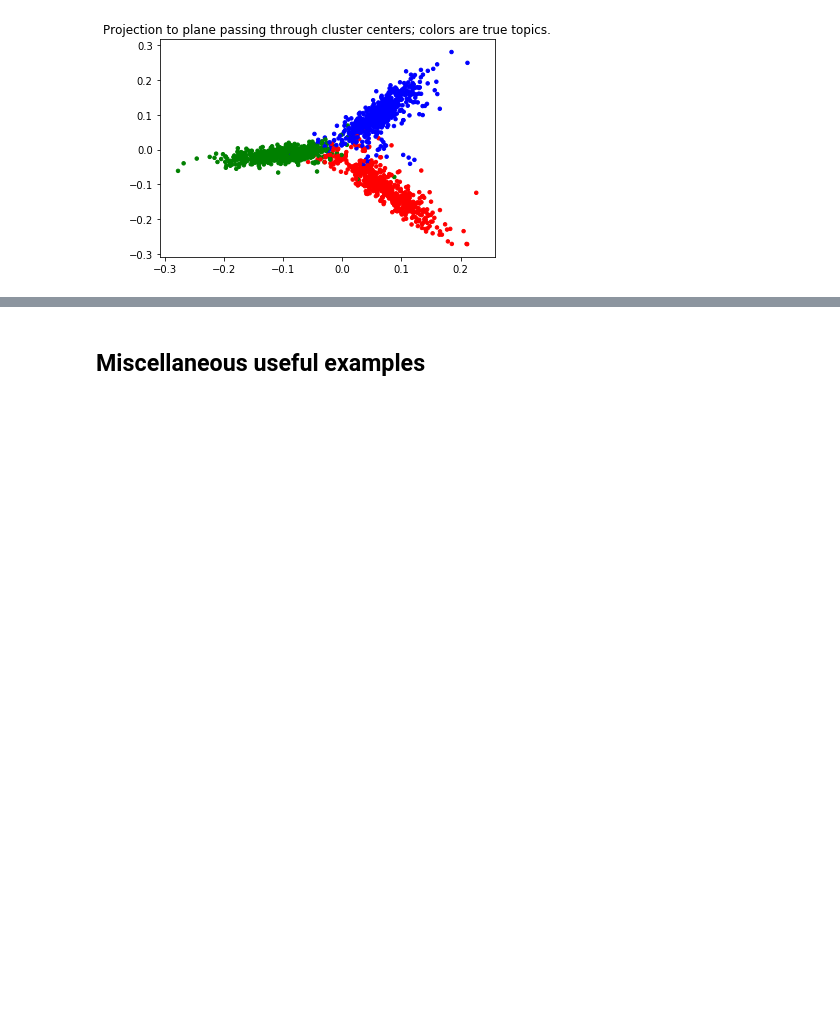
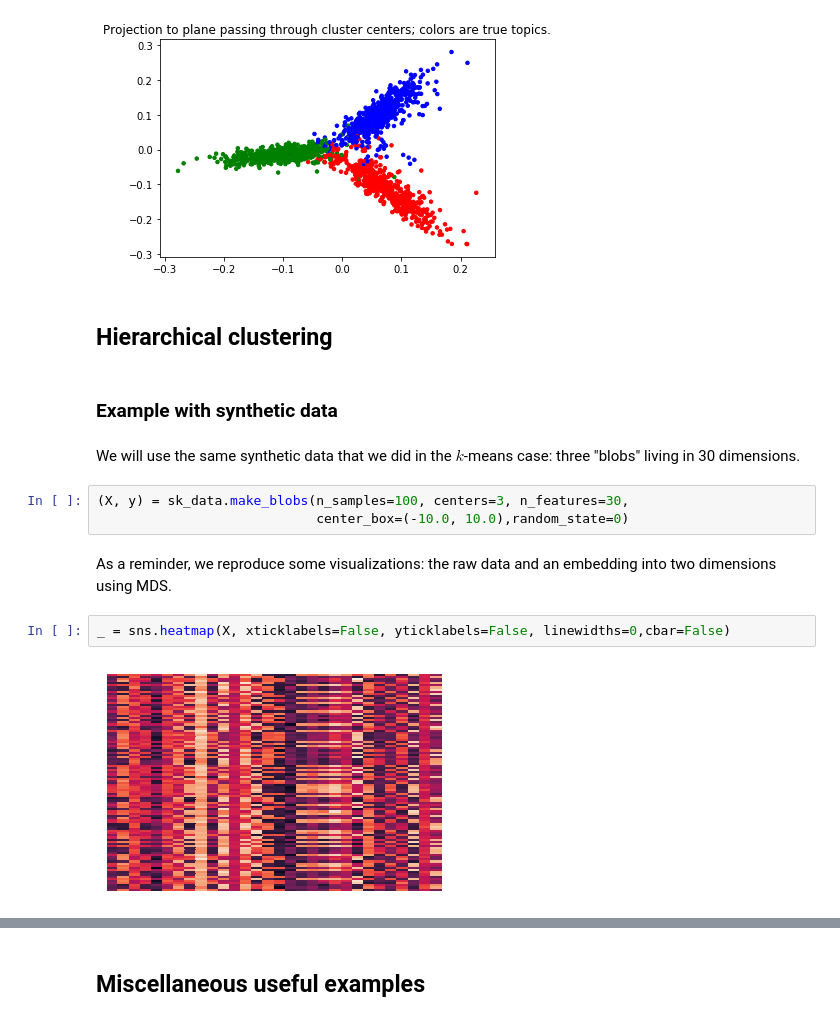
Before and after one commit to lapets/course-data-science, a Jupyter notebook: lecture-2018-10-11.ipynb, the cells around one changed output, grey strips where cells are left out. Saved outputs shown, nothing was run; the diff lists cells and outputs as text; blank space fills up the shorter version.

Commit message:
Add content about hierarchical clustering.

```diff
--- a/lecture-2018-10-11.ipynb
+++ b/lecture-2018-10-11.ipynb
@@ -108,3 +108,18 @@ plt.show()
 # %% [output]
 [figure]
 [figure]
+# %% [markdown]
+## Hierarchical clustering
+# %% [markdown]
+### Example with synthetic data
+# %% [markdown]
+We will use the same synthetic data that we did in the $k$-means case: three "blobs" living in 30 dimensions.
+# %%
+(X, y) = sk_data.make_blobs(n_samples=100, centers=3, n_features=30,
+                            center_box=(-10.0, 10.0),random_state=0)
+# %% [markdown]
+As a reminder, we reproduce some visualizations: the raw data and an embedding into two dimensions using MDS.
+# %%
+_ = sns.heatmap(X, xticklabels=False, yticklabels=False, linewidths=0,cbar=False)
+# %% [output]
+[figure, added]
```
Also changed, not shown: parts of 12 cells of this notebook.
